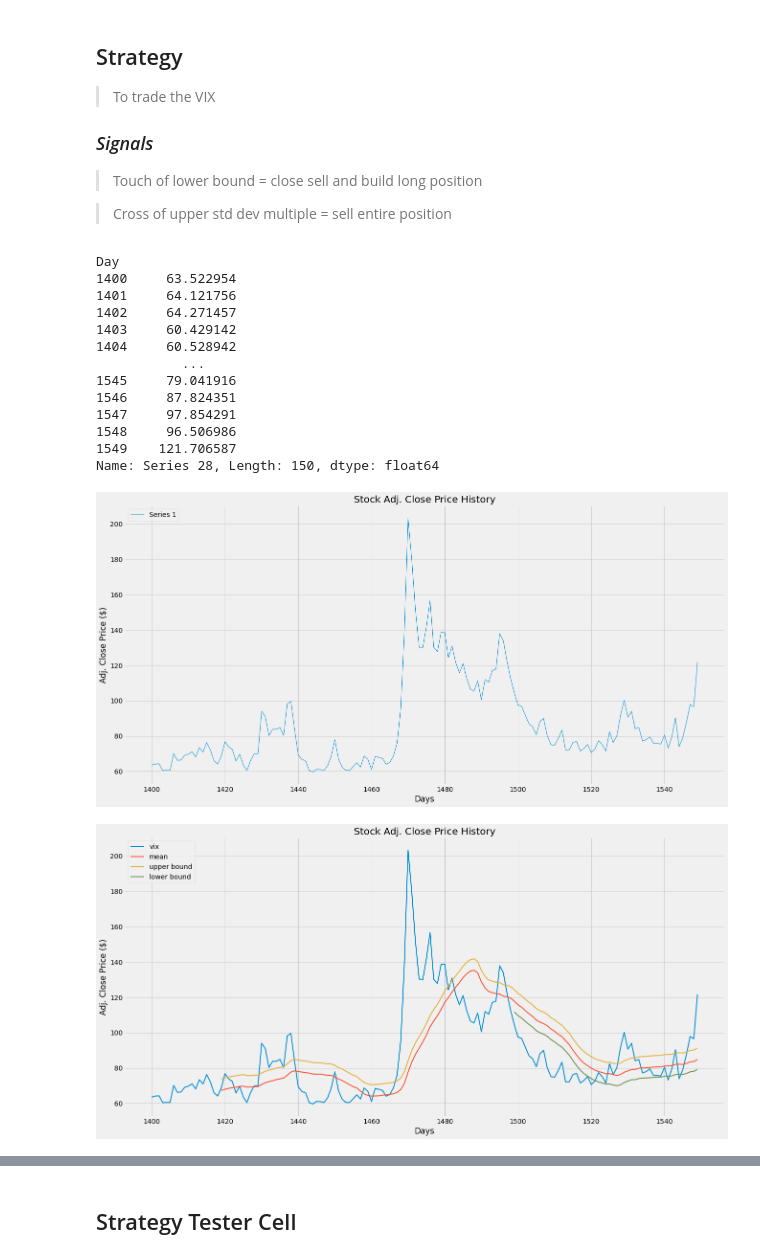
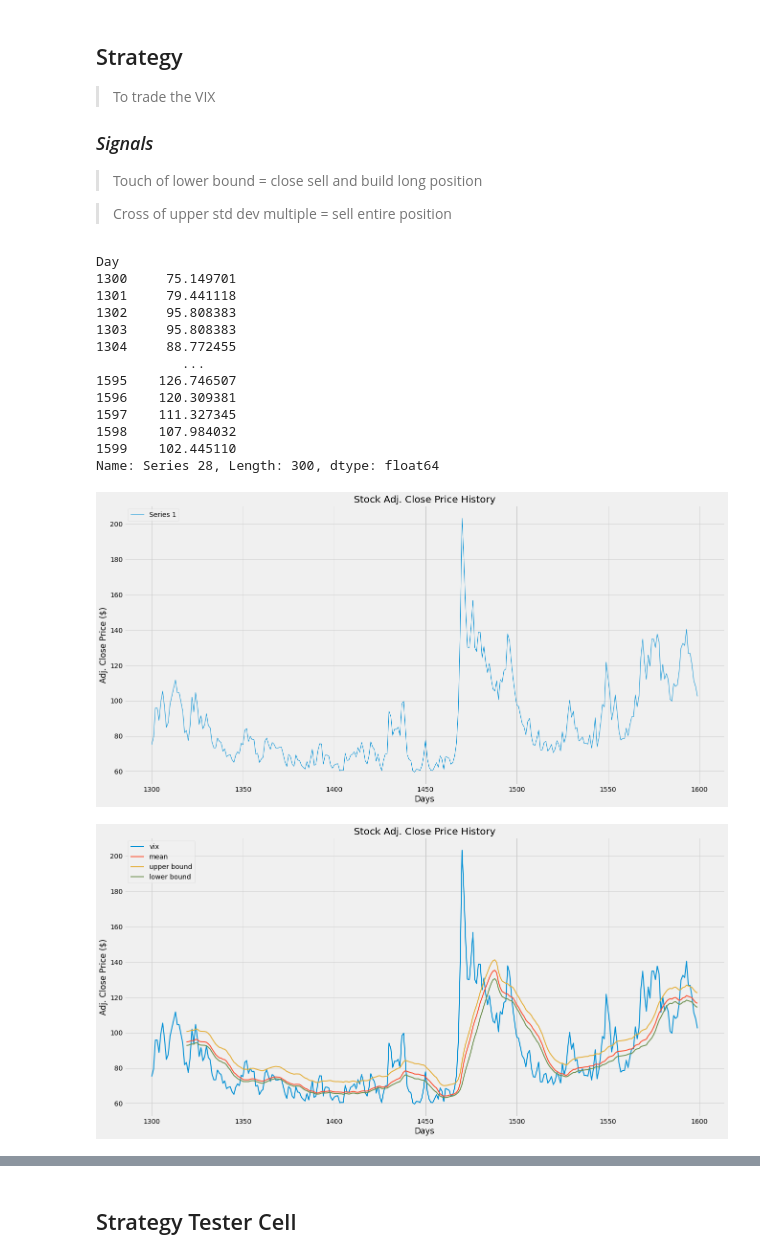
Before and after one commit to oscarwoodi/BHProj2Team1, a Jupyter notebook: VIX_.ipynb, the cells around one changed output, grey strips where cells are left out. Drawn from its saved outputs; the diff is of its cells as text; code cells hidden in the pictures.

```diff
--- a/VIX_.ipynb
+++ b/VIX_.ipynb
@@ -24,22 +24,22 @@ df = pd.read_excel('Time Series Data.xlsx', index_col = 'Day')
 df.head()
 
 # identifying the VIX
-vix = df['Series 28'].iloc[1400:1550]
+vix = df['Series 28'].iloc[1300:1600]
 vix
 # %% [output]
 Day
-1400     63.522954
-1401     64.121756
-1402     64.271457
-1403     60.429142
-1404     60.528942
+1300     75.149701
+1301     79.441118
+1302     95.808383
+1303     95.808383
+1304     88.772455
            ...
-1545     79.041916
-1546     87.824351
-1547     97.854291
-1548     96.506986
-1549    121.706587
-Name: Series 28, Length: 150, dtype: float64
+1595    126.746507
+1596    120.309381
+1597    111.327345
+1598    107.984032
+1599    102.445110
+Name: Series 28, Length: 300, dtype: float64
 # %%
 #Visualise the data
 plt.figure(figsize=(20, 10))
@@ -50,31 +50,31 @@ plt.ylabel('Adj. Close Price ($)')
 plt.legend(df, loc='upper left')
 plt.show()
 # %% [output]
-[figure, old version]
+[figure, new version]
 # %%
 #Visualise the moving average and upper and lower bounds
 
 # inputs
 window_mean = 20
-window_std = 100
+window_std = 20
 upper_bound = 0.25   # number of stdv from mean
 lower_bound = 0.2     # number of stdv below mean
 
 # plotting
 plt.figure(figsize=(20, 10))
 plt.plot(vix, linewidth=2, label='vix')
 plt.plot(vix.rolling(window=window_mean).mean(), linewidth=2, label='mean')
 plt.plot(vix.rolling(window=window_mean).mean() + upper_bound*vix.std()\
          , linewidth=2, label='upper bound')
 plt.plot(vix.rolling(window=window_mean).mean() - lower_bound*vix.rolling(window=window_std).std()\
          , linewidth=2, label='lower bound')
 plt.title('Stock Adj. Close Price History')
 plt.xlabel('Days')
 plt.ylabel('Adj. Close Price ($)')
 plt.legend(loc='upper left')
 plt.show()
 # %% [output]
-[figure, old version]
+[figure, new version]
 # %%
 # vix strategy
 
```
Also changed, not shown: parts of 9 cells of this notebook, 5 other files.
